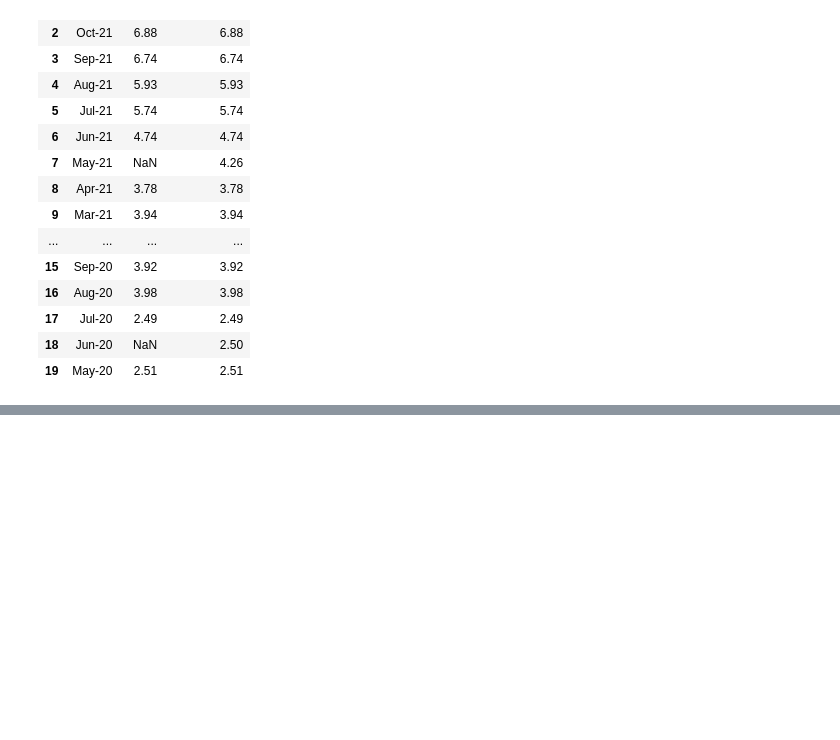
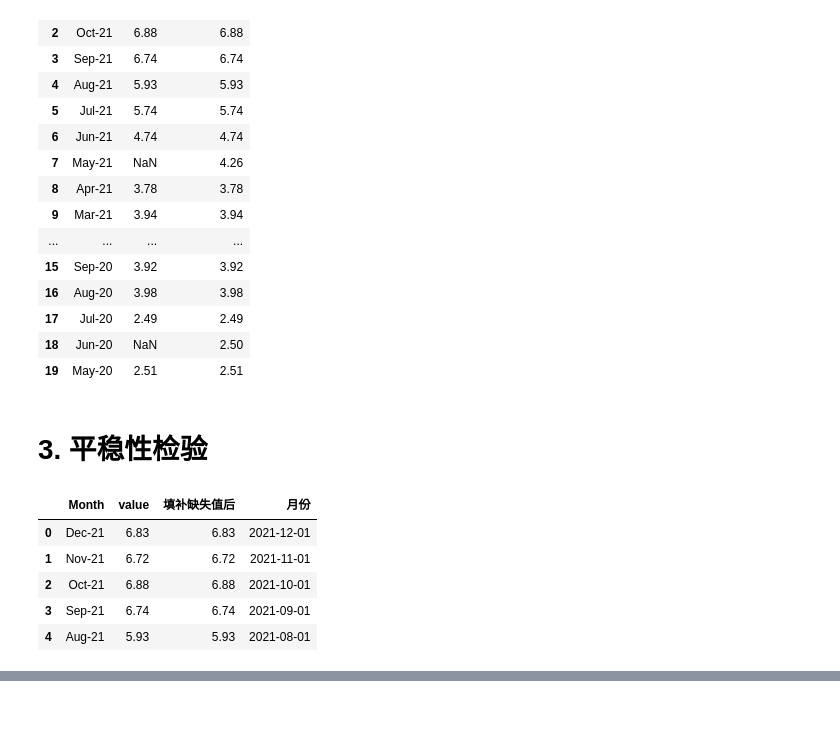
Before and after one commit to weiminye/Hands-On-Artificial-Intelligence-for-Banking-Chinese, a Jupyter notebook: 第2章/例子1时间序列分析/中文讲解.ipynb, the cells around one changed output, grey strips where cells are left out. Saved outputs shown, nothing was run; the diff lists cells and outputs as text; code cells hidden in the pictures; blank space fills up the shorter version.

Commit message:
平稳性检验

```diff
--- a/第2章/例子1时间序列分析/中文讲解.ipynb
+++ b/第2章/例子1时间序列分析/中文讲解.ipynb
@@ -85,3 +93,16 @@ linear_interpolation_df.head(20)
 | 17 | Jul-20 | 2.49 | 2.49 |
 | 18 | Jun-20 | NaN | 2.50 |
 | 19 | May-20 | 2.51 | 2.51 |
+# %% [markdown]
+# 3. 平稳性检验
+# %%
+# 转换Month格式
+linear_interpolation_df['月份'] = linear_interpolation_df['Month'].map(lambda dt: datetime.strptime(dt,'%b-%y'))
+linear_interpolation_df.head()
+# %% [output]
+|  | Month | value | 填补缺失值后 | 月份 |
+| 0 | Dec-21 | 6.83 | 6.83 | 2021-12-01 |
+| 1 | Nov-21 | 6.72 | 6.72 | 2021-11-01 |
+| 2 | Oct-21 | 6.88 | 6.88 | 2021-10-01 |
+| 3 | Sep-21 | 6.74 | 6.74 | 2021-09-01 |
+| 4 | Aug-21 | 5.93 | 5.93 | 2021-08-01 |
```
Also changed, not shown: parts of 12 cells of this notebook.
